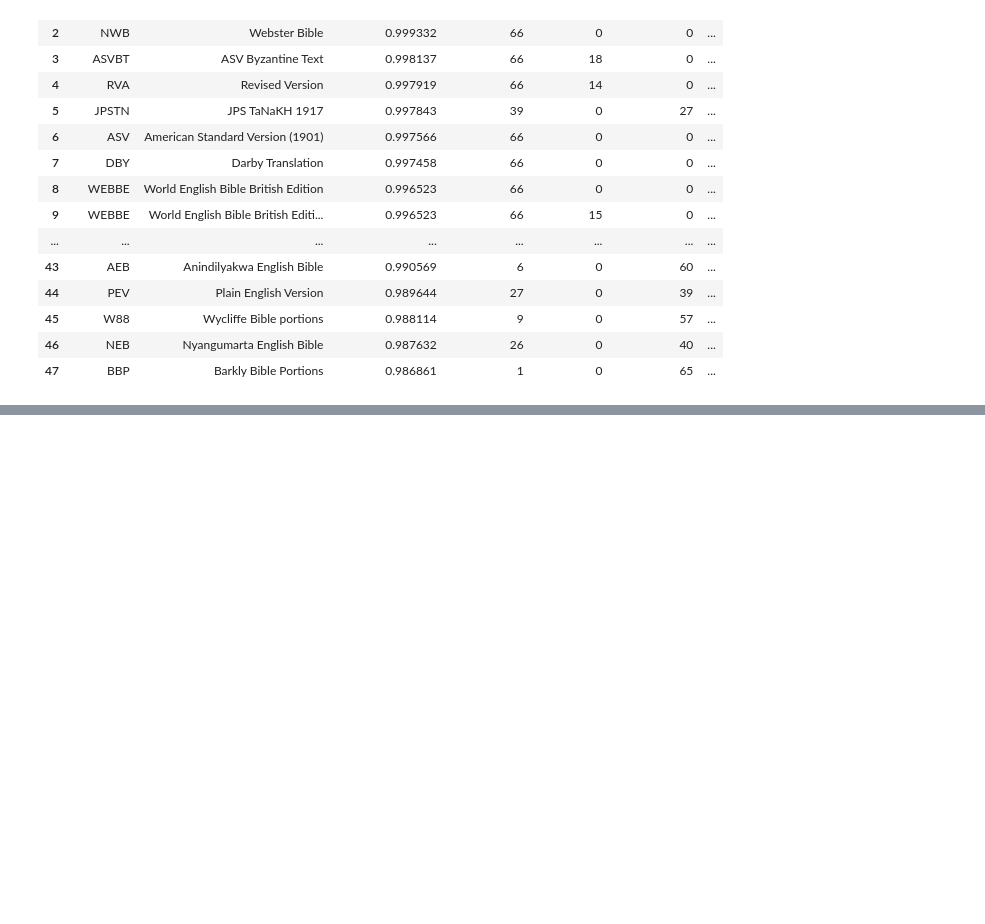
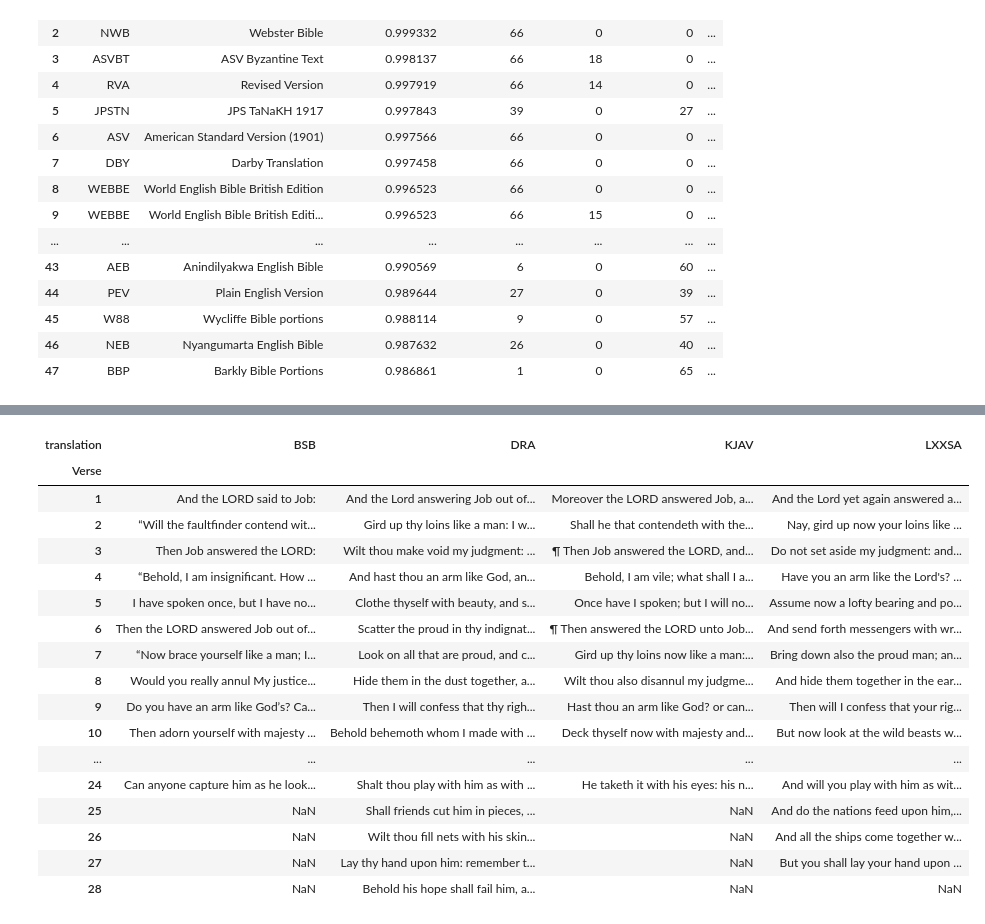
Before and after one commit to gorth314159/bible_translation_similarity, a Jupyter notebook: explore_bible_db.ipynb, the cells around one changed output, grey strips where cells are left out. Saved outputs shown, nothing was run; the diff lists cells and outputs as text; code cells hidden in the pictures; blank space fills up the shorter version.

```diff
--- a/explore_bible_db.ipynb
+++ b/explore_bible_db.ipynb
@@ -117,6 +117,7 @@ results = collection.get(
         {"commonName": {"$eq": "Romans"}},
         {"chapterNumber": {"$eq": 1}},
         {"number": {"$eq": 17}},
+        {"embedding_type": {"$eq": "single_verse"}},
     ]},
     include=["embeddings", "documents", "metadatas"],
 )
@@ -484,10 +497,13 @@ all_embeddings = []
 
 for offset in tqdm(range(0, total_count, FETCH_BATCH), desc="Fetching"):
     batch = collection.get(
+        where={"embedding_type": {"$eq": "single_verse"}},
         limit=FETCH_BATCH,
         offset=offset,
         include=["embeddings", "metadatas"],
     )
+    if not batch["metadatas"]:
+        break
     all_metadatas.extend(batch["metadatas"])
     all_embeddings.extend(batch["embeddings"])
 
@@ -678,0 +1106,23 @@ fig_bible.show()
+# %%
+# Side-by-side comparison: KJAV vs BSB for Job 30:20-24
+compare_query = """
+    SELECT
+        t.shortName AS translation,
+        cv.number AS verse,
+        cv.text
+    FROM ChapterVerse cv
+    JOIN Book b ON cv.bookId = b.id AND cv.translationId = b.translationId
+    JOIN Translation t ON cv.translationId = t.id
+    WHERE b.commonName = 'Job'
+      AND cv.chapterNumber = 40
+      AND cv.number BETWEEN 20 AND 24
+      AND t.shortName IN ('KJAV', 'BSB', 'DRA')
+    ORDER BY cv.number, t.shortName
+"""
+job_df = pd.read_sql_query(compare_query, conn)
+
+# Pivot to side-by-side
+job_compare = job_df.pivot(index="verse", columns="translation", values="text")[["KJAV", "BSB", "DRA"]]
+job_compare.index.name = "Verse"
+pd.set_option('display.max_colwidth', None)
+job_compare
@@ -678,0 +1137,37 @@ fig_bible.show()
+# %%
+alignment_query = """
+SELECT
+t.shortName AS translation,
+cv.number AS verse,
+SUBSTR(cv.text, 1, 80) AS text_preview
+FROM ChapterVerse cv
+JOIN Book b ON cv.bookId = b.id AND cv.translationId = b.translationId
+JOIN Translation t ON cv.translationId = t.id
+WHERE b.commonName = 'Job'
+AND cv.chapterNumber = 40
+AND t.shortName IN ('KJAV', 'DRA', 'LXXSA', 'BSB')
+ORDER BY cv.number, t.shortName
+"""
+alignment_df = pd.read_sql_query(alignment_query, conn)
+alignment_pivot = alignment_df.pivot(index="verse", columns="translation", values="text_preview")
+alignment_pivot.index.name = "Verse"
+alignment_pivot
+# %% [output]
+| translation | BSB | DRA | KJAV | LXXSA |
+| Verse |  |  |  |  |
+| 1 | And the LORD said to Job: | And the Lord answering Job out of... | Moreover the LORD answered Job, a... | And the Lord yet again answered a... |
+| 2 | “Will the faultfinder contend wit... | Gird up thy loins like a man: I w... | Shall he that contendeth with the... | Nay, gird up now your loins like ... |
+| 3 | Then Job answered the LORD: | Wilt thou make void my judgment: ... | ¶ Then Job answered the LORD, and... | Do not set aside my judgment: and... |
+| 4 | “Behold, I am insignificant. How ... | And hast thou an arm like God, an... | Behold, I am vile; what shall I a... | Have you an arm like the Lord's? ... |
+| 5 | I have spoken once, but I have no... | Clothe thyself with beauty, and s... | Once have I spoken; but I will no... | Assume now a lofty bearing and po... |
+| 6 | Then the LORD answered Job out of... | Scatter the proud in thy indignat... | ¶ Then answered the LORD unto Job... | And send forth messengers with wr... |
+| 7 | “Now brace yourself like a man; I... | Look on all that are proud, and c... | Gird up thy loins now like a man:... | Bring down also the proud man; an... |
+| 8 | Would you really annul My justice... | Hide them in the dust together, a... | Wilt thou also disannul my judgme... | And hide them together in the ear... |
+| 9 | Do you have an arm like God’s? Ca... | Then I will confess that thy righ... | Hast thou an arm like God? or can... | Then will I confess that your rig... |
+| 10 | Then adorn yourself with majesty ... | Behold behemoth whom I made with ... | Deck thyself now with majesty and... | But now look at the wild beasts w... |
+| ... | ... | ... | ... | ... |
+| 24 | Can anyone capture him as he look... | Shalt thou play with him as with ... | He taketh it with his eyes: his n... | And will you play with him as wit... |
+| 25 | NaN | Shall friends cut him in pieces, ... | NaN | And do the nations feed upon him,... |
+| 26 | NaN | Wilt thou fill nets with his skin... | NaN | And all the ships come together w... |
+| 27 | NaN | Lay thy hand upon him: remember t... | NaN | But you shall lay your hand upon ... |
+| 28 | NaN | Behold his hope shall fail him, a... | NaN | NaN |
```
Also changed, not shown: parts of 11 cells of this notebook, 2 other files.
